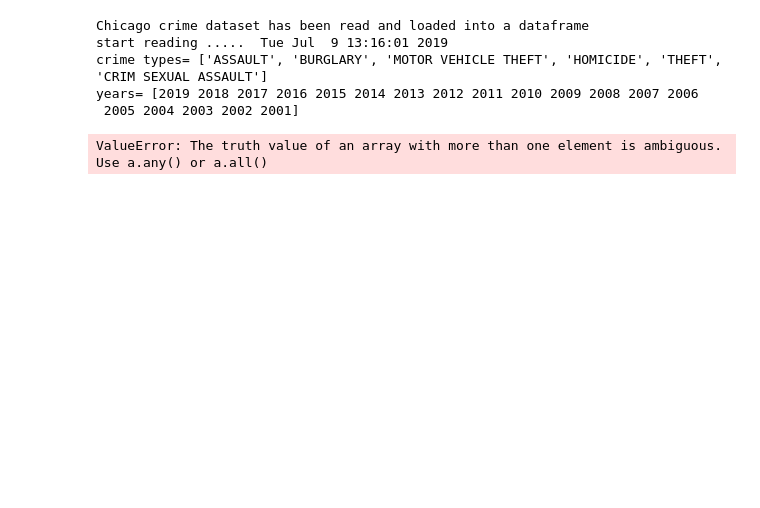
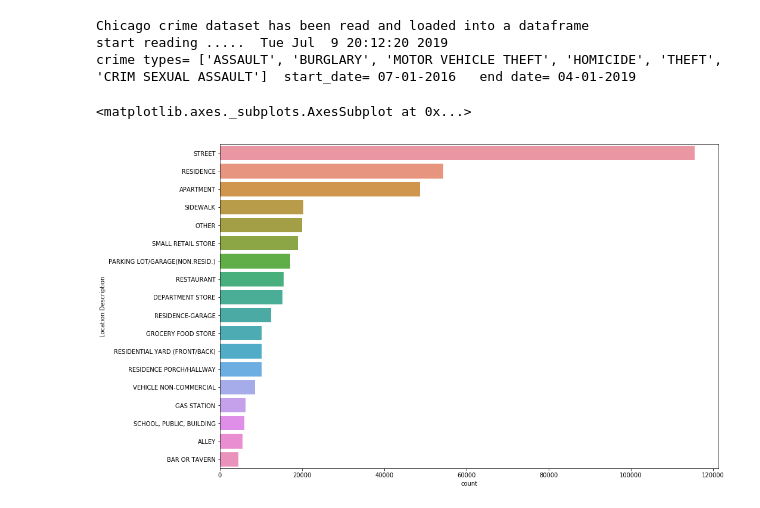
Before and after one commit to divyatv/ChicagoCrimeDataAnalysis_project1, a Jupyter notebook: divya_crime_plot_factcheck.ipynb, the cells around one changed output. Saved outputs shown, nothing was run; the diff lists cells and outputs as text; code cells hidden in the pictures; blank space fills up the shorter version.

```diff
--- a/divya_crime_plot_factcheck.ipynb
+++ b/divya_crime_plot_factcheck.ipynb
@@ -84,16 +83,49 @@ if __name__ == '__main__':
     file = os.path.join('Resources','Crimes_2001_to_present.csv')
     crime_df = pd.read_csv(file)
     print('Chicago crime dataset has been read and loaded into a dataframe')
-#     get_crime_dist_map(df=crime_df, crime_types=['ASSAULT', 'BURGLARY', 'MOTOR VEHICLE THEFT', 'HOMICIDE', 'THEFT', 'CRIM SEXUAL ASSAULT'],
-#                        start_date = '07-01-2016', end_date ='04-01-2019', key='AIzaSyAmpcf4PCVP54Sw3R_macfn8oA00_jaeGc')
+
+    ############## Function driver to plot the crimes on Google maps ######################################
+    get_crime_dist_map(df=crime_df, crime_types=['ASSAULT', 'BURGLARY', 'MOTOR VEHICLE THEFT', 'HOMICIDE', 'THEFT', 'CRIM SEXUAL ASSAULT'],
+                         start_date = '07-01-2016', end_date ='04-01-2019', key='AIzaSyAmpcf4PCVP54Sw3R_macfn8oA00_jaeGc')
 
 
-    simulate_police_report(df=crime_df, years = crime_df['Year'].unique(),
-      crime_types=['ASSAULT', 'BURGLARY', 'MOTOR VEHICLE THEFT', 'HOMICIDE', 'THEFT', 'CRIM SEXUAL ASSAULT'])
+    years=[2011, 2012, 2013, 2014, 2015, 2016, 2017, 2018, 2019]
+    df=crime_df
+    crime_types=['ASSAULT', 'BURGLARY', 'MOTOR VEHICLE THEFT', 'HOMICIDE', 'THEFT', 'CRIM SEXUAL ASSAULT']
+
+    ####################################################################################################
+    ### Function driver code to plot the crime count per year for the crimes police department follows
+    ####################################################################################################
+
+    simulate_police_report(df, years, crime_types)
 # %% [output]
 Chicago crime dataset has been read and loaded into a dataframe
-start reading .....  Tue Jul  9 13:16:01 2019
-crime types= ['ASSAULT', 'BURGLARY', 'MOTOR VEHICLE THEFT', 'HOMICIDE', 'THEFT', 'CRIM SEXUAL ASSAULT']
-years= [2019 2018 2017 2016 2015 2014 2013 2012 2011 2010 2009 2008 2007 2006
- 2005 2004 2003 2002 2001]
+start reading .....  Tue Jul  9 20:12:20 2019
+crime types= ['ASSAULT', 'BURGLARY', 'MOTOR VEHICLE THEFT', 'HOMICIDE', 'THEFT', 'CRIM SEXUAL ASSAULT']  start_date= 07-01-2016   end date= 04-01-2019
-ValueError: The truth value of an array with more than one element is ambiguous. Use a.any() or a.all()
+# %%
+
+
+### Create a new dataframe which will have crime types and years with their counts for each
+file_to_load = "crime_datadf_selectedtype.csv"
+
+#printing the path of the file
+print ("path of the file", file_to_load)
+
+# Read Purchasing File and store into Pandas data frame
+crimedata_selected = pd.read_csv(file_to_load)
+
+## Create datframe filetered by crime type, year and counts the number of occurrences.
+summarydf=crimedata_selected.groupby(['Primary Type','Year'])['ID'].count()
+summarydf=pd.DataFrame(summarydf)
+summarydf.head(30)
+# %%
+##### plot the location of the crime -> where did they occur####################
+
+import seaborn as sns
+
+plt.figure(figsize = (15, 10))
+sns.countplot(y= 'Location Description', data = crimedata_selected, order =
+              crimedata_selected['Location Description'].value_counts().iloc[:18].index)
+# %% [output]
+<matplotlib.axes._subplots.AxesSubplot at 0x...>
+[figure, added]
```
Also changed, not shown: parts of 3 cells of this notebook, 4 other files.
